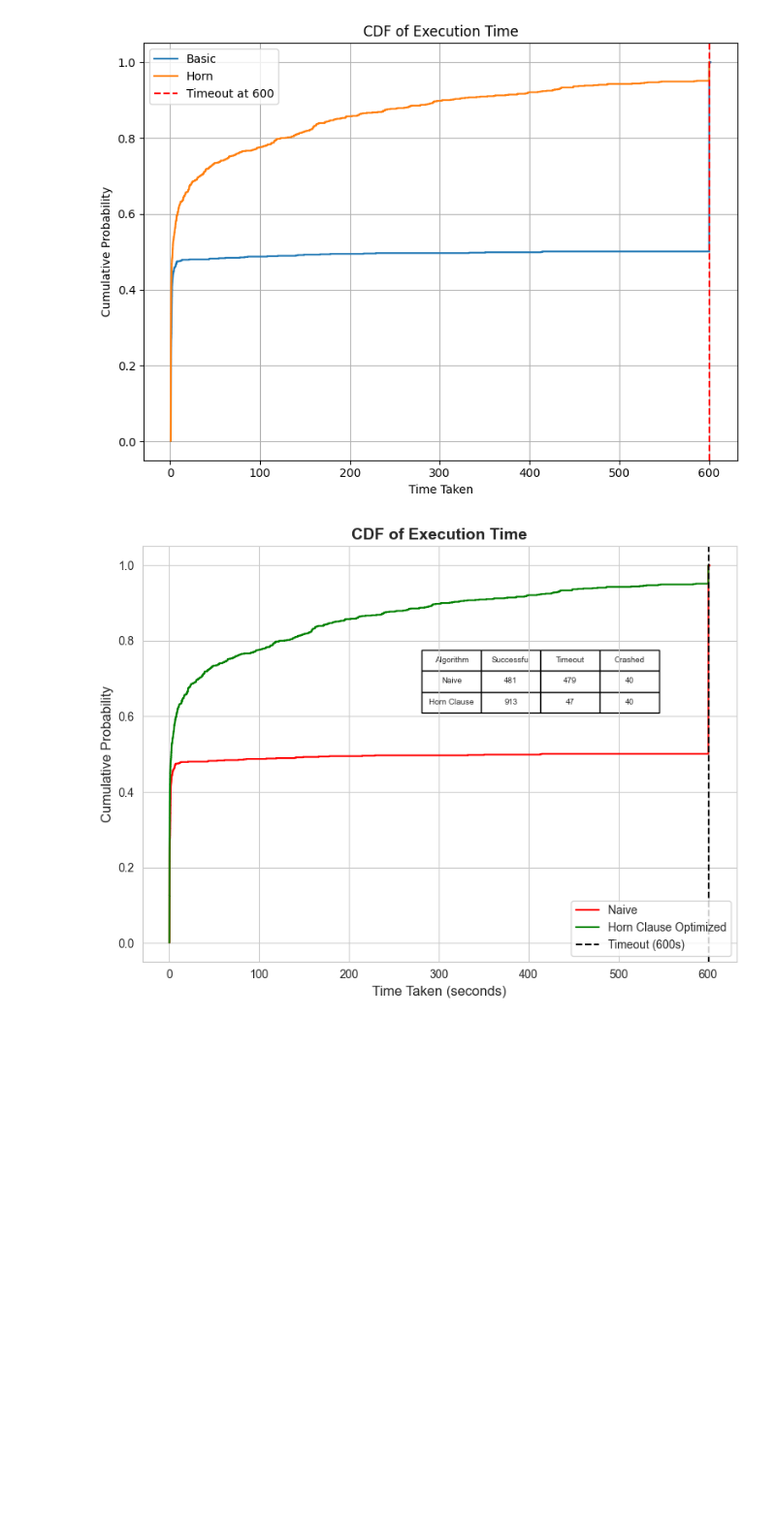
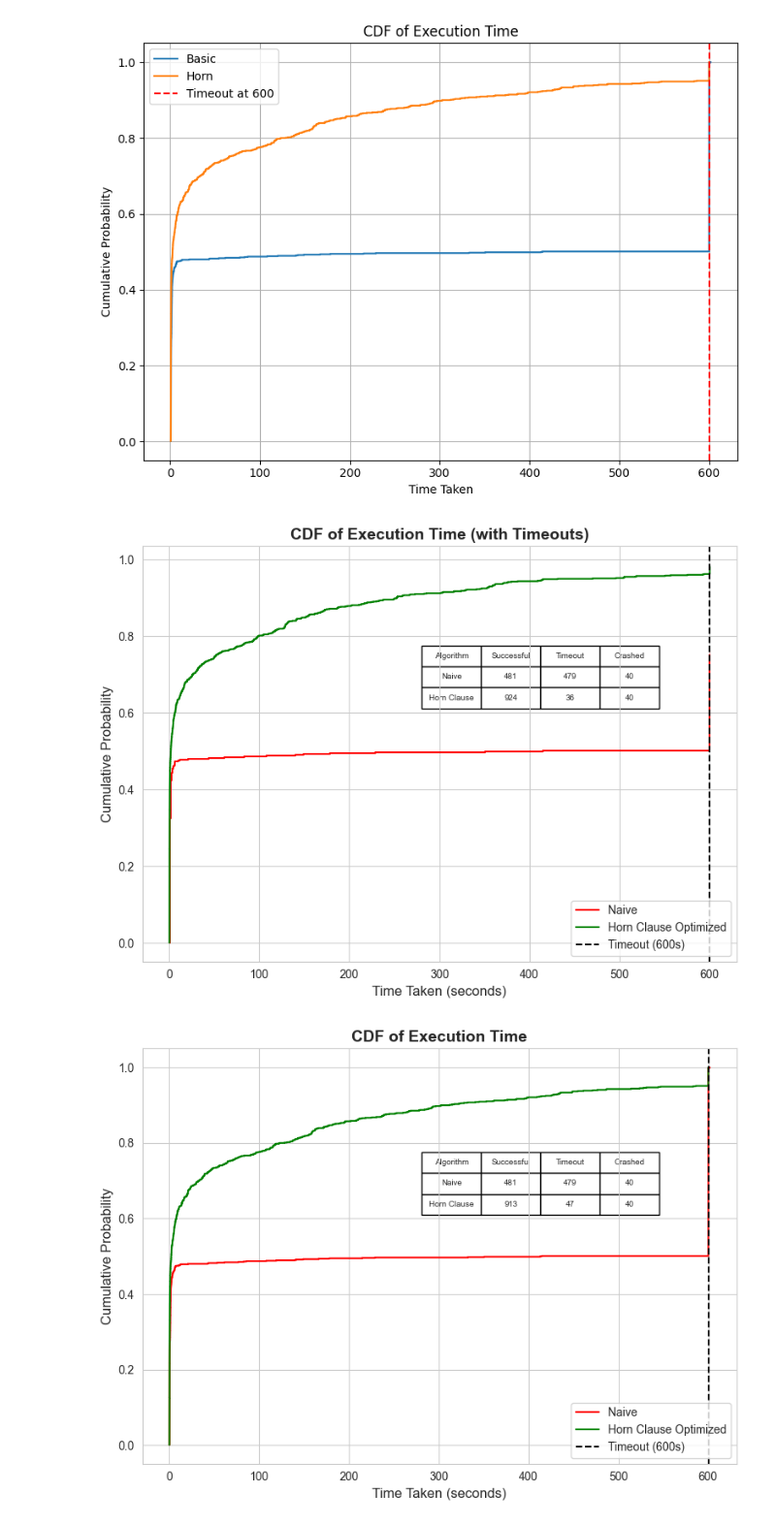
Before and after one commit to DavisPL/cargo-sherlock, a Jupyter notebook: analysis_rq4.ipynb, the cells around one changed output. Shown at 97% size. Cells and saved outputs as stored; diff of their text form; code cells hidden in the pictures; blank space fills up the shorter version.

```diff
--- a/analysis_rq4.ipynb
+++ b/analysis_rq4.ipynb
@@ -34,6 +118,83 @@ plt.tight_layout()
 plt.show()
 # %% [output]
 [figure]
+# %%
+import pandas as pd
+import numpy as np
+import seaborn as sns
+import matplotlib.pyplot as plt
+
+# Timeout threshold
+timeout_threshold = 600
+
+# 1. Read the new CSV files (as strings to preserve "timeout")
+df_basic = pd.read_csv("execution_timebasic_timeout.csv", dtype=str)
+df_horn  = pd.read_csv("execution_timeHorn_timeout.csv", dtype=str)
+
+# 2. Create numeric columns that convert non-timeout values to float and assign NaN for "timeout"
+df_basic["numeric_time"] = df_basic["time_taken"].apply(lambda x: float(x) if x.strip().lower() != "timeout" else np.nan)
+df_horn["numeric_time"]  = df_horn["time_taken"].apply(lambda x: float(x) if x.strip().lower() != "timeout" else np.nan)
+
+# 3. For plotting, convert times:
+#    Replace NaN (which represent timeouts) with the timeout_threshold (600)
+times_basic = np.sort(df_basic["numeric_time"].fillna(timeout_threshold).values)
+times_horn  = np.sort(df_horn["numeric_time"].fillna(timeout_threshold).values)
+
+# 4. Compute the CDFs
+cdf_basic = np.arange(1, len(times_basic) + 1) / len(times_basic)
+cdf_horn  = np.arange(1, len(times_horn)  + 1) / len(times_horn)
+
+# 5. Outcome counts
+# Count as "successful" if the numeric time exists and is less than timeout_threshold
+success_basic = np.sum(df_basic["numeric_time"] < timeout_threshold)
+# Count as "timeout" if the original string is "timeout" or numeric time is >= timeout_threshold
+timeout_basic = np.sum((df_basic["time_taken"].str.lower() == "timeout") | (df_basic["numeric_time"] >= timeout_threshold))
+crashed_basic = 40  # Replace with actual crash data if available
+
+success_horn = np.sum(df_horn["numeric_time"] < timeout_threshold)
+timeout_horn = np.sum((df_horn["time_taken"].str.lower() == "timeout") | (df_horn["numeric_time"] >= timeout_threshold))
+crashed_horn = 40   # Replace with actual crash data if available
+
+# 6. Create the figure and axes
+sns.set_style("whitegrid")
+fig, ax = plt.subplots(figsize=(8,6))
+
+# 7. Plot the CDF lines (using "steps-post" draw style)
+sns.lineplot(x=times_basic, y=cdf_basic, drawstyle="steps-post", color="red",
+             label="Naive", ax=ax)
+sns.lineplot(x=times_horn, y=cdf_horn, drawstyle="steps-post", color="green",
+             label="Horn Clause Optimized", ax=ax)
+
+# Add a vertical line for the timeout threshold
+ax.axvline(timeout_threshold, color="black", linestyle="--",
+           label=f"Timeout ({timeout_threshold}s)")
+
+ax.set_xlabel("Time Taken (seconds)", fontsize=12)
+ax.set_ylabel("Cumulative Probability", fontsize=12)
+ax.set_title("CDF of Execution Time (with Timeouts)", fontsize=14, fontweight="bold")
+ax.legend(loc="lower right")
+
+# 8. Create the table data with outcome counts
+table_data = [
+    ["Algorithm",   "Successful", "Timeout", "Crashed"],
+    ["Naive",       success_basic, timeout_basic, crashed_basic],
+    ["Horn Clause", success_horn,  timeout_horn,  crashed_horn]
+]
+
+the_table = ax.table(
+    cellText=table_data,
+    loc="upper right",   # adjust the bbox as needed
+    cellLoc="center",
+    bbox=[0.47, 0.61, 0.4, 0.15]  # [left, bottom, width, height]
+)
+the_table.scale(0.6, 1)
+the_table.set_fontsize(9)
+
+plt.tight_layout()
+plt.savefig("/Users/hassnain/Desktop/rhs-paper/src/img/evaluation/rq4/cdf_new.pdf", bbox_inches="tight")
+plt.show()
+# %% [output]
+[figure, added]
 # %%
 import pandas as pd
 import numpy as np
```
Also changed, not shown: parts of 5 cells of this notebook, 56 other files.
